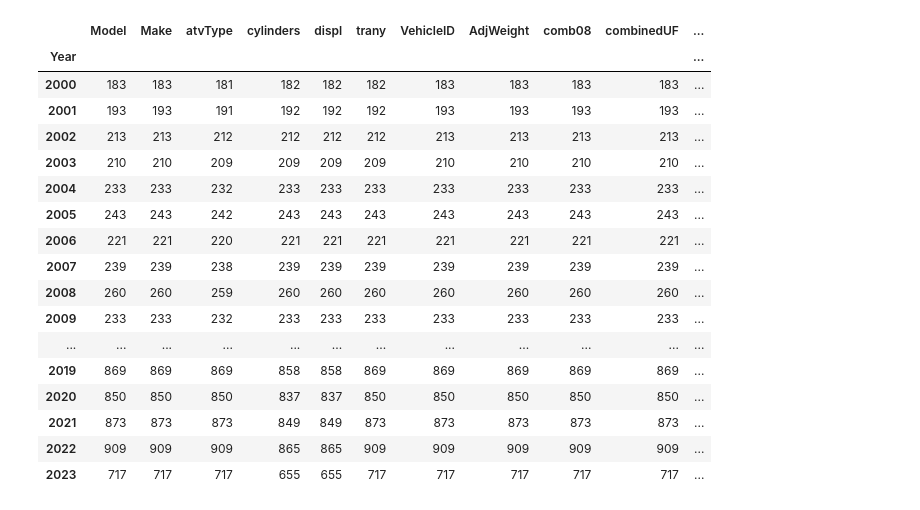
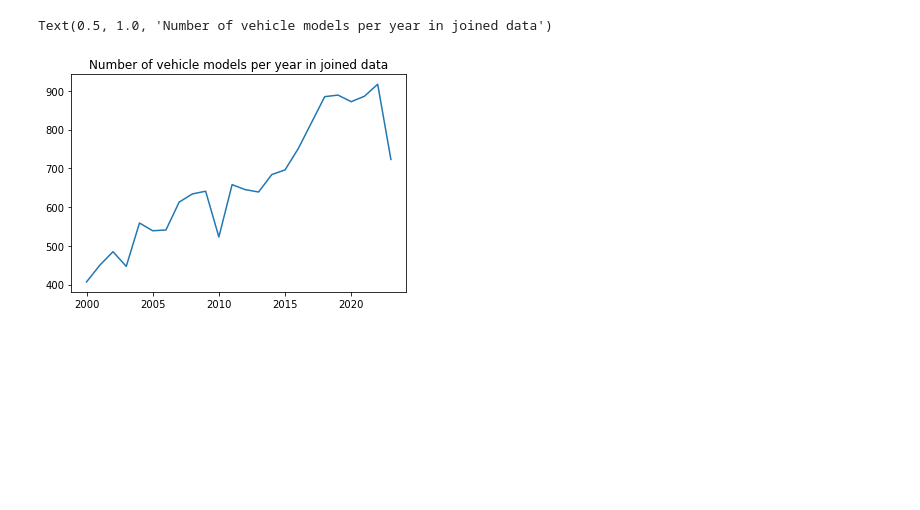
Before and after one commit to EEE-Capstone/MIMS-Capstone, a Jupyter notebook: Data/init_vehicle_data.ipynb, the cells around one changed output. Saved outputs shown, nothing was run; the diff lists cells and outputs as text; code cells hidden in the pictures; blank space fills up the shorter version.

```diff
--- a/Data/init_vehicle_data.ipynb
+++ b/Data/init_vehicle_data.ipynb
@@ -246,23 +169,8 @@ joined_data_00_23 = joined_data_00_23.reset_index().drop(['index'], axis = 1)
-# %%
-joined_data_00_23.groupby('Year').count()
-# %% [output]
-|  | Model | Make | atvType | cylinders | displ | trany | VehicleID | AdjWeight | comb08 | combinedUF | ... |
-| Year |  |  |  |  |  |  |  |  |  |  | ... |
-| 2000 | 183 | 183 | 181 | 182 | 182 | 182 | 183 | 183 | 183 | 183 | ... |
-| 2001 | 193 | 193 | 191 | 192 | 192 | 192 | 193 | 193 | 193 | 193 | ... |
-| 2002 | 213 | 213 | 212 | 212 | 212 | 212 | 213 | 213 | 213 | 213 | ... |
-| 2003 | 210 | 210 | 209 | 209 | 209 | 209 | 210 | 210 | 210 | 210 | ... |
-| 2004 | 233 | 233 | 232 | 233 | 233 | 233 | 233 | 233 | 233 | 233 | ... |
-| 2005 | 243 | 243 | 242 | 243 | 243 | 243 | 243 | 243 | 243 | 243 | ... |
-| 2006 | 221 | 221 | 220 | 221 | 221 | 221 | 221 | 221 | 221 | 221 | ... |
-| 2007 | 239 | 239 | 238 | 239 | 239 | 239 | 239 | 239 | 239 | 239 | ... |
-| 2008 | 260 | 260 | 259 | 260 | 260 | 260 | 260 | 260 | 260 | 260 | ... |
-| 2009 | 233 | 233 | 232 | 233 | 233 | 233 | 233 | 233 | 233 | 233 | ... |
-| ... | ... | ... | ... | ... | ... | ... | ... | ... | ... | ... | ... |
-| 2019 | 869 | 869 | 869 | 858 | 858 | 869 | 869 | 869 | 869 | 869 | ... |
-| 2020 | 850 | 850 | 850 | 837 | 837 | 850 | 850 | 850 | 850 | 850 | ... |
-| 2021 | 873 | 873 | 873 | 849 | 849 | 873 | 873 | 873 | 873 | 873 | ... |
-| 2022 | 909 | 909 | 909 | 865 | 865 | 909 | 909 | 909 | 909 | 909 | ... |
-| 2023 | 717 | 717 | 717 | 655 | 655 | 717 | 717 | 717 | 717 | 717 | ... |
+# %%
+plt.plot(joined_data_00_23.groupby('Year').count()['Model'])
+plt.title("Number of vehicle models per year in joined data")
+# %% [output]
+Text(0.5, 1.0, 'Number of vehicle models per year in joined data')
+[figure, added]
 # %%
 joined_data_00_23.to_csv("adj_weight_data_join_2000-2023.csv", index = False)
```
Also changed, not shown: parts of 30 cells of this notebook, 1 other file.
